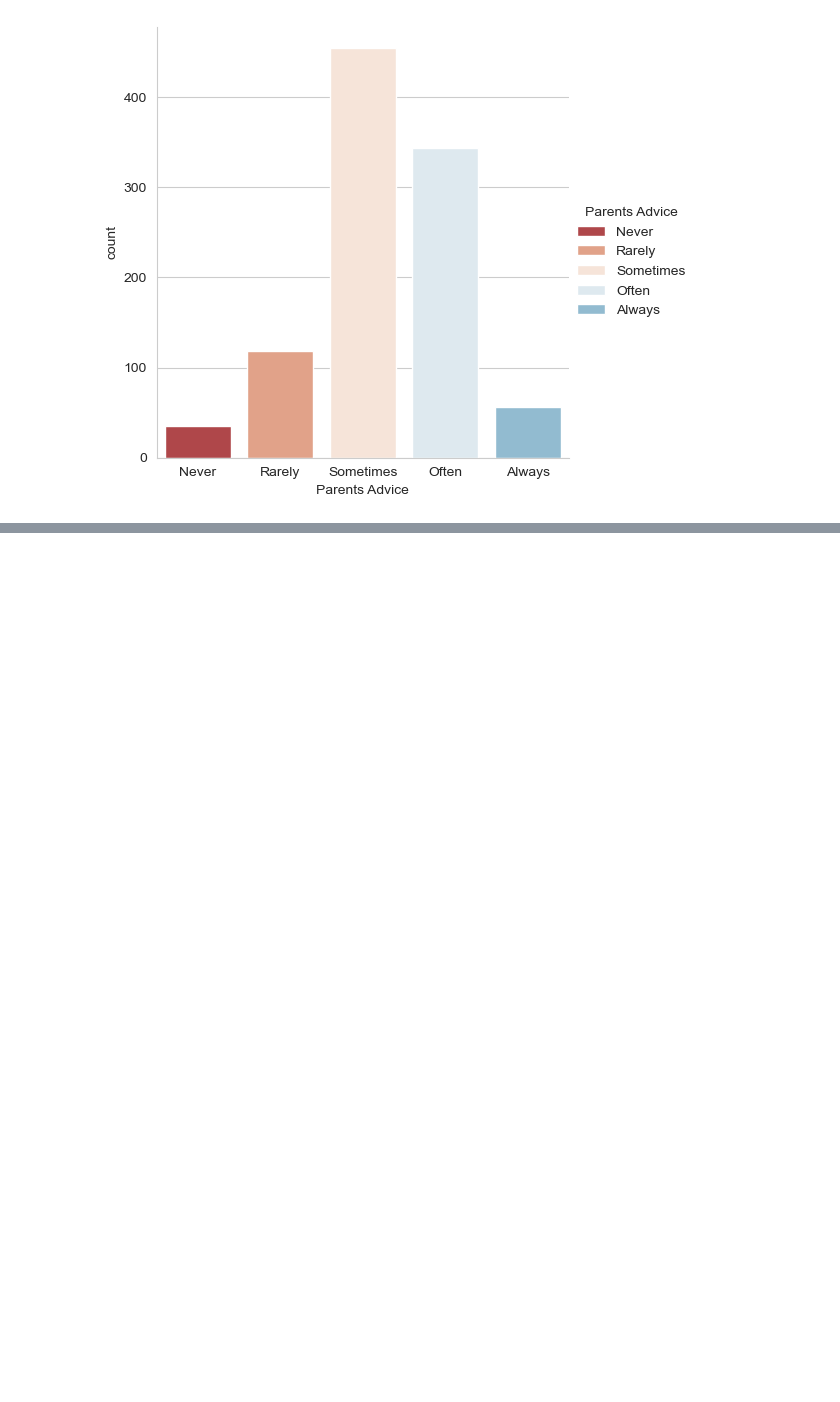
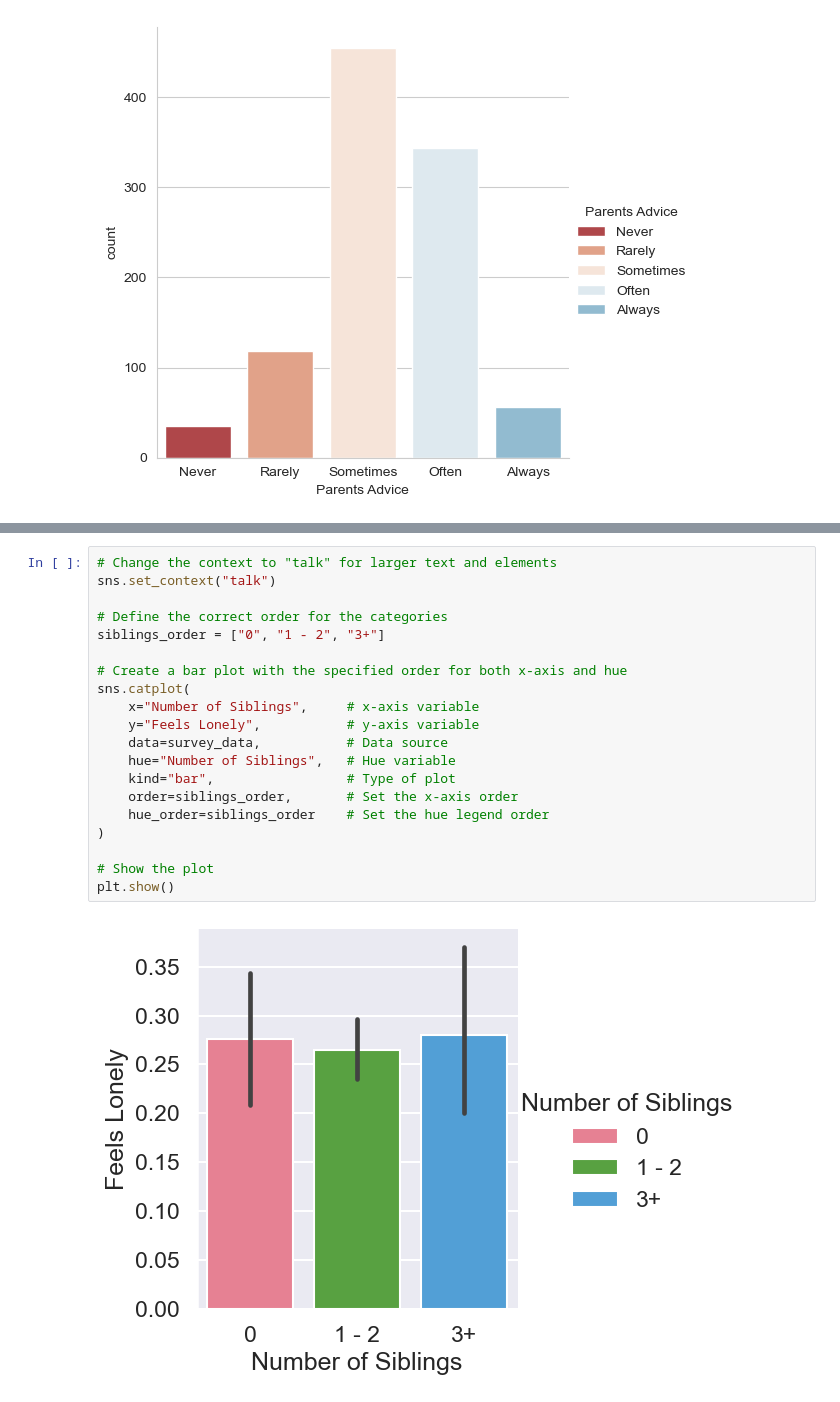
Before and after one commit to aziscript/Python-for-data-analysis, a Jupyter notebook: dataVizSeaborn.ipynb, the cells around one changed output, grey strips where cells are left out. Saved outputs shown, nothing was run; the diff lists cells and outputs as text; blank space fills up the shorter version.

```diff
--- a/dataVizSeaborn.ipynb
+++ b/dataVizSeaborn.ipynb
@@ -933,0 +1038,22 @@ plt.show()
+# %%
+# Change the context to "talk" for larger text and elements
+sns.set_context("talk")
+
+# Define the correct order for the categories
+siblings_order = ["0", "1 - 2", "3+"]
+
+# Create a bar plot with the specified order for both x-axis and hue
+sns.catplot(
+    x="Number of Siblings",     # x-axis variable
+    y="Feels Lonely",           # y-axis variable
+    data=survey_data,           # Data source
+    hue="Number of Siblings",   # Hue variable
+    kind="bar",                 # Type of plot
+    order=siblings_order,       # Set the x-axis order
+    hue_order=siblings_order    # Set the hue legend order
+)
+
+# Show the plot
+plt.show()
+# %% [output]
+[figure, added]
```
Also changed, not shown: parts of 23 cells of this notebook.
